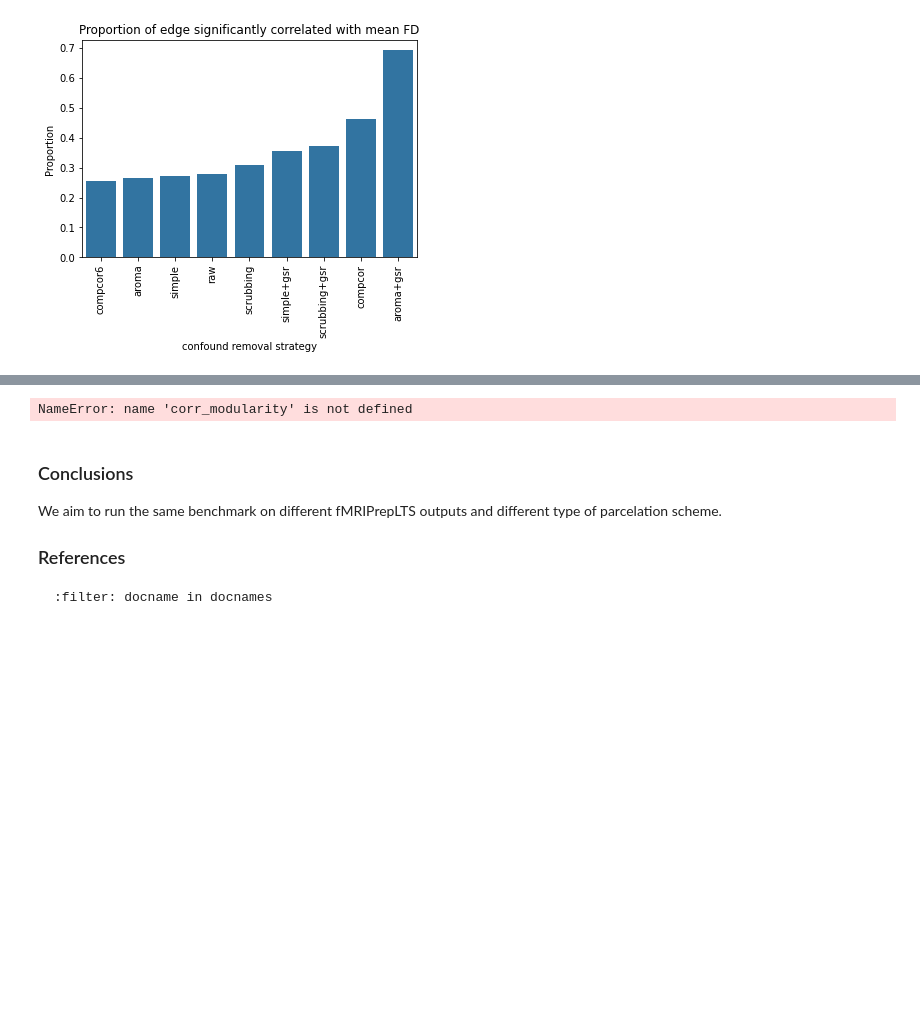
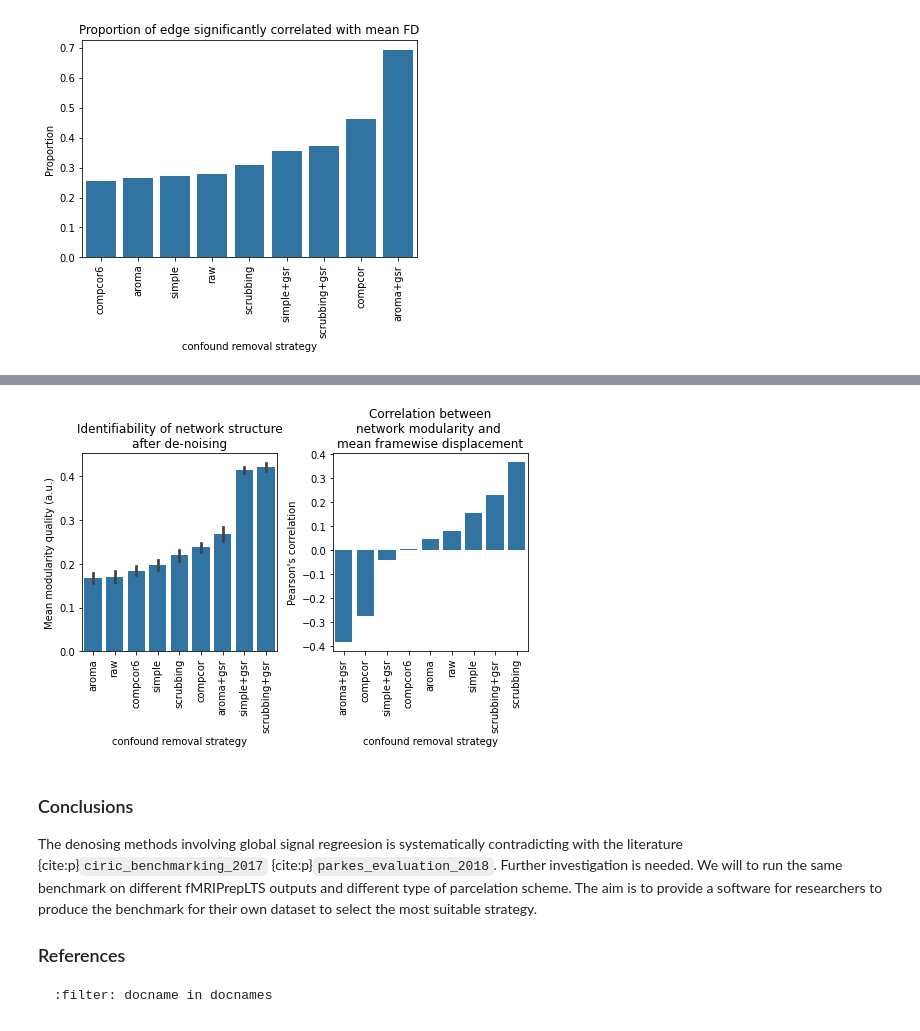
Before and after one commit to SIMEXP/fmriprep-denoise-benchmark, a Jupyter notebook: content/ohbm2022abstract.ipynb, the cells around one changed output, grey strips where cells are left out. Saved outputs shown, nothing was run; the diff lists cells and outputs as text; code cells hidden in the pictures; blank space fills up the shorter version.

````diff
--- a/content/ohbm2022abstract.ipynb
+++ b/content/ohbm2022abstract.ipynb
@@ -165,39 +174,39 @@ Text(0.5, 0.98, 'Distribution of correlation between framewise distplacement and
-# %%
-corr_modularity
-# %% [output]
-NameError: name 'corr_modularity' is not defined
 # %%
 corr_modularity = []
 z_movment = movement.apply(zscore)
 for column, values in modularity.iteritems():
     current_strategy = partial_correlation(values.values,
                                            z_movment['mean_framewise_displacement'].values,
                                            z_movment[['Age', 'Gender']].values)
     current_strategy['strategy'] = column
     corr_modularity.append(current_strategy)
 
 plt.figure(figsize=(7, 5))
 plt.subplot(1, 2, 1)
 order = modularity.mean().sort_values().index.tolist()
 ax = sns.barplot(data=modularity, order=order, color=bar_color)
 ax.set_xticklabels(ax.get_xticklabels(), rotation=90)
 ax.set_title("Identifiability of network structure\nafter de-noising")
 ax.set(ylabel="Mean modularity quality (a.u.)",
        xlabel="confound removal strategy")
 plt.subplot(1, 2, 2)
 
 corr_modularity = pd.DataFrame(corr_modularity).sort_values('correlation')
 ax = sns.barplot(data=corr_modularity, y='correlation', x='strategy', ci=None, color=bar_color)
 ax.set_xticklabels(ax.get_xticklabels(), rotation=90)
-ax.set_title("Correlation between\nnetwork modularity and motion")
+ax.set_title("Correlation between\nnetwork modularity and \nmean framewise displacement")
 ax.set(ylabel="Pearson's correlation",
        xlabel="confound removal strategy")
 plt.tight_layout()
+# %% [output]
+[figure, added]
 # %% [markdown]
 ### Conclusions
 
-We aim to run the same benchmark on different fMRIPrepLTS outputs and different type of parcelation scheme.
-
+The denosing methods involving global signal regreesion is systematically contradicting with the literature {cite:p}`ciric_benchmarking_2017` {cite:p}`parkes_evaluation_2018`.
+Further investigation is needed.
+We will to run the same benchmark on different fMRIPrepLTS outputs and different type of parcelation scheme.
+The aim is to provide a software for researchers to produce the benchmark for their own dataset to select the most suitable strategy.
 
 ### References
 ```{bibliography}
````
Also changed, not shown: parts of 3 cells of this notebook, 2 other files.
